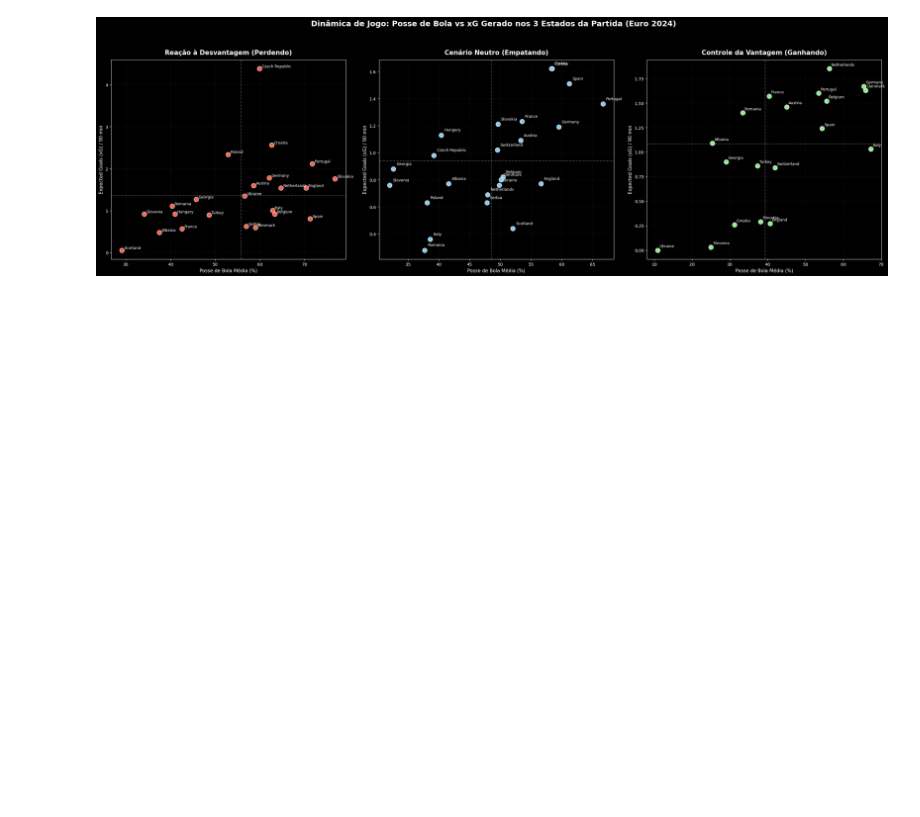
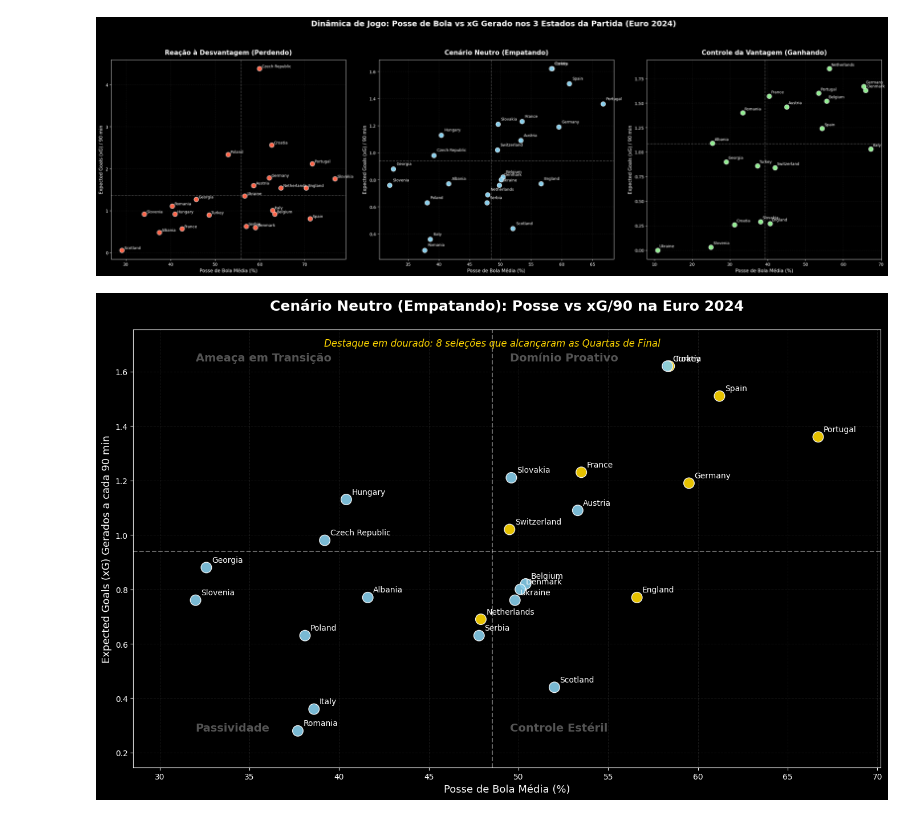
Before and after one commit to jovicma/euro2024-ace-lab-analysis, a Jupyter notebook: notebooks/02_game_state_analysis.ipynb, the cells around one changed output. Saved outputs shown, nothing was run; the diff lists cells and outputs as text; code cells hidden in the pictures; blank space fills up the shorter version.

Commit message:
analise de game state finalizada

```diff
--- a/notebooks/02_game_state_analysis.ipynb
+++ b/notebooks/02_game_state_analysis.ipynb
@@ -348,3 +348,71 @@ plt.savefig("gamestate_full_analysis.png", dpi=300, bbox_inches="tight")
 plt.show()
 # %% [output]
 [figure]
+# %%
+import matplotlib.pyplot as plt
+import seaborn as sns
+import numpy as np
+
+# 1. Filtrar apenas os dados válidos para o estado 'Empatando'
+# Isso remove times com NaN (que não atingiram os 15 minutos mínimos de amostragem)
+df_empate = df_plot.dropna(subset=['Poss_Empatando', 'xG90_Empatando']).copy()
+df_empate = df_empate[(df_empate['Poss_Empatando'] > 0) & (df_empate['xG90_Empatando'] > 0)]
+
+# 2. As 8 equipes que chegaram às Quartas de Final da Euro 2024
+quartas_euro = ['Spain', 'Germany', 'Portugal', 'France', 'Netherlands', 'Turkey', 'England', 'Switzerland']
+
+# Definir as cores com base na lista
+df_empate['color'] = np.where(df_empate['team'].isin(quartas_euro), 'gold', 'skyblue')
+
+# 3. Configuração do Gráfico
+plt.style.use("dark_background")
+fig, ax = plt.subplots(figsize=(14, 9))
+
+# Plot Principal
+ax.scatter(
+    df_empate["Poss_Empatando"],
+    df_empate["xG90_Empatando"],
+    c=df_empate["color"],
+    edgecolors="white",
+    alpha=0.9,
+    s=180,
+    zorder=3
+)
+
+# 4. Linhas de média para criar os quadrantes
+media_poss = df_empate["Poss_Empatando"].mean()
+media_xg = df_empate["xG90_Empatando"].mean()
+ax.axvline(media_poss, linestyle="--", color="white", alpha=0.4, linewidth=1.5)
+ax.axhline(media_xg, linestyle="--", color="white", alpha=0.4, linewidth=1.5)
+
+# 5. Adicionar o nome das seleções
+for i, row in df_empate.iterrows():
+    ax.text(
+        row["Poss_Empatando"] + 0.3,
+        row["xG90_Empatando"] + 0.02,
+        row["team"],
+        fontsize=10,
+        color='white'
+    )
+
+# 6. Rótulos transparentes para os Quadrantes Táticos (Aumenta o rigor analítico do gráfico)
+ax.text(media_poss + 1, media_xg + 0.7, 'Domínio Proativo', color='lightgrey', alpha=0.4, fontsize=14, fontweight='bold')
+ax.text(df_empate["Poss_Empatando"].min(), media_xg + 0.7, 'Ameaça em Transição', color='lightgrey', alpha=0.4, fontsize=14, fontweight='bold')
+ax.text(media_poss + 1, df_empate["xG90_Empatando"].min(), 'Controle Estéril', color='lightgrey', alpha=0.4, fontsize=14, fontweight='bold')
+ax.text(df_empate["Poss_Empatando"].min(), df_empate["xG90_Empatando"].min(), 'Passividade', color='lightgrey', alpha=0.4, fontsize=14, fontweight='bold')
+
+# 7. Estética e Títulos
+ax.set_title("Cenário Neutro (Empatando): Posse vs xG/90 na Euro 2024", fontsize=18, fontweight="bold", pad=25)
+fig.text(0.5, 0.89, 'Destaque em dourado: 8 seleções que alcançaram as Quartas de Final', ha='center', fontsize=12, color='gold', style='italic')
+
+ax.set_xlabel("Posse de Bola Média (%)", fontsize=13)
+ax.set_ylabel("Expected Goals (xG) Gerados a cada 90 min", fontsize=13)
+ax.grid(True, linestyle="--", alpha=0.1)
+
+# Ajuste fino das margens para não cortar nomes
+plt.margins(0.1)
+plt.tight_layout()
+plt.savefig("gamestate_empatando_analise.png", dpi=300, bbox_inches="tight")
+plt.show()
+# %% [output]
+[figure, added]
```
